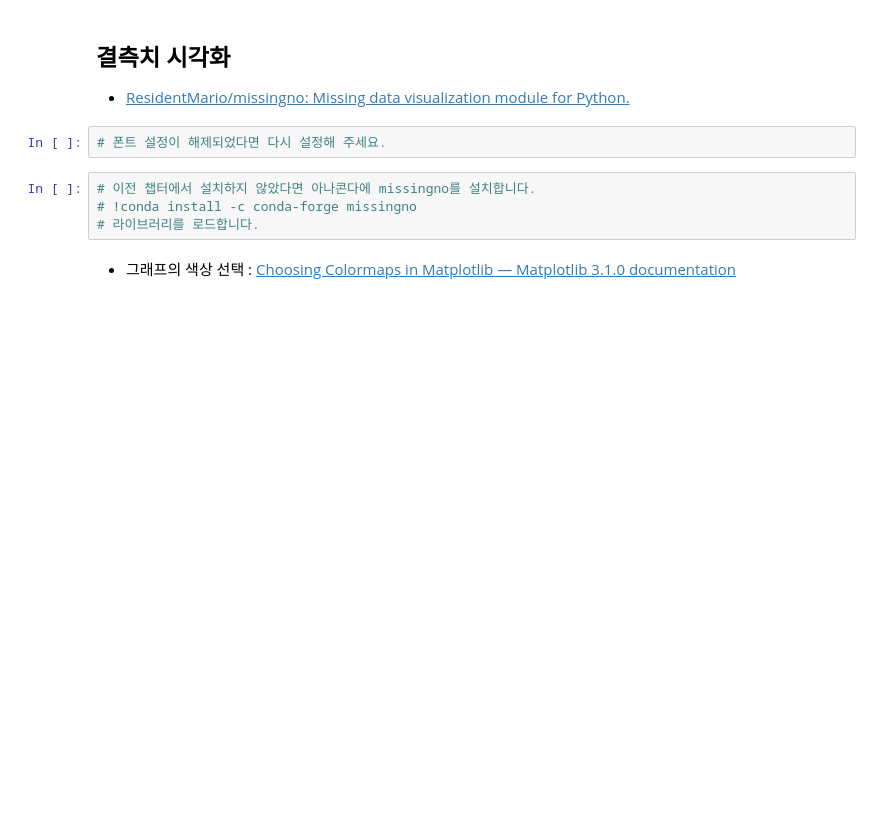
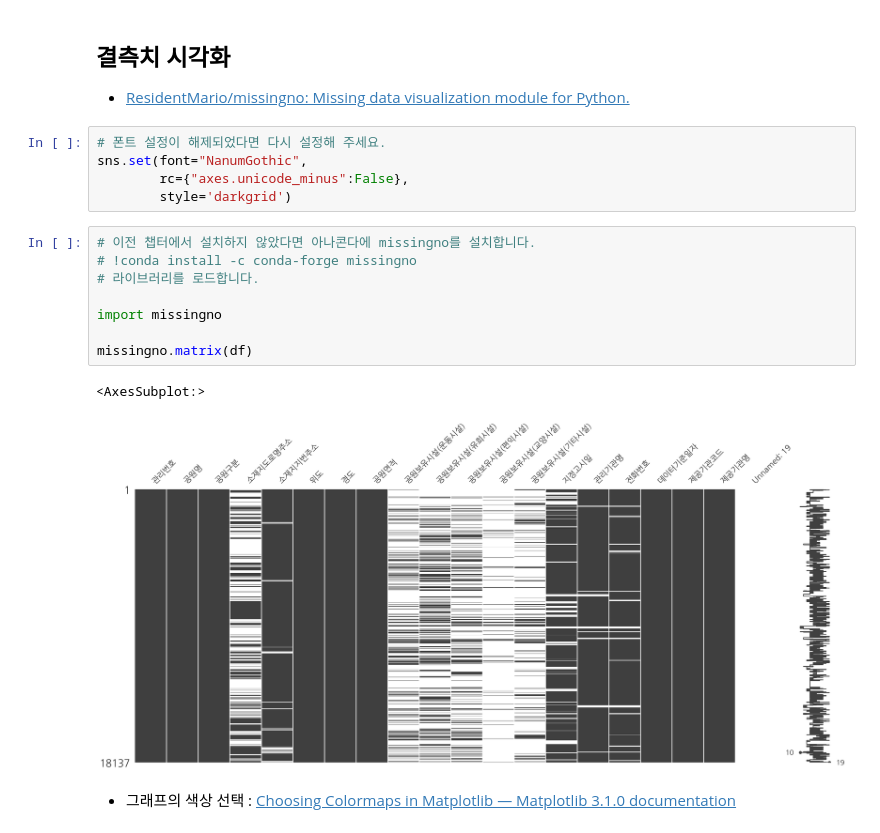
Before and after one commit to 100milliongold/I-want-to-be-a-data-scientist, a Jupyter notebook: Python/05-park-input.ipynb, the cells around one changed output. Saved outputs shown, nothing was run; the diff lists cells and outputs as text; blank space fills up the shorter version.

```diff
--- a/Python/05-park-input.ipynb
+++ b/Python/05-park-input.ipynb
@@ -91,10 +207,20 @@ https://www.data.go.kr/dataset/15012890/standard.do
 * [ResidentMario/missingno: Missing data visualization module for Python.](https://github.com/ResidentMario/missingno)
 # %%
 # 폰트 설정이 해제되었다면 다시 설정해 주세요.
+sns.set(font="NanumGothic",
+        rc={"axes.unicode_minus":False},
+        style='darkgrid')
 # %%
 # 이전 챕터에서 설치하지 않았다면 아나콘다에 missingno를 설치합니다.
 # !conda install -c conda-forge missingno
 # 라이브러리를 로드합니다.
+
+import missingno
+
+missingno.matrix(df)
+# %% [output]
+<AxesSubplot:>
+[figure, added]
 # %% [markdown]
 * 그래프의 색상 선택 : [Choosing Colormaps in Matplotlib — Matplotlib 3.1.0 documentation](https://matplotlib.org/3.1.0/tutorials/colors/colormaps.html)
 # %%
```
Also changed, not shown: parts of 73 cells of this notebook, 2 other files.
